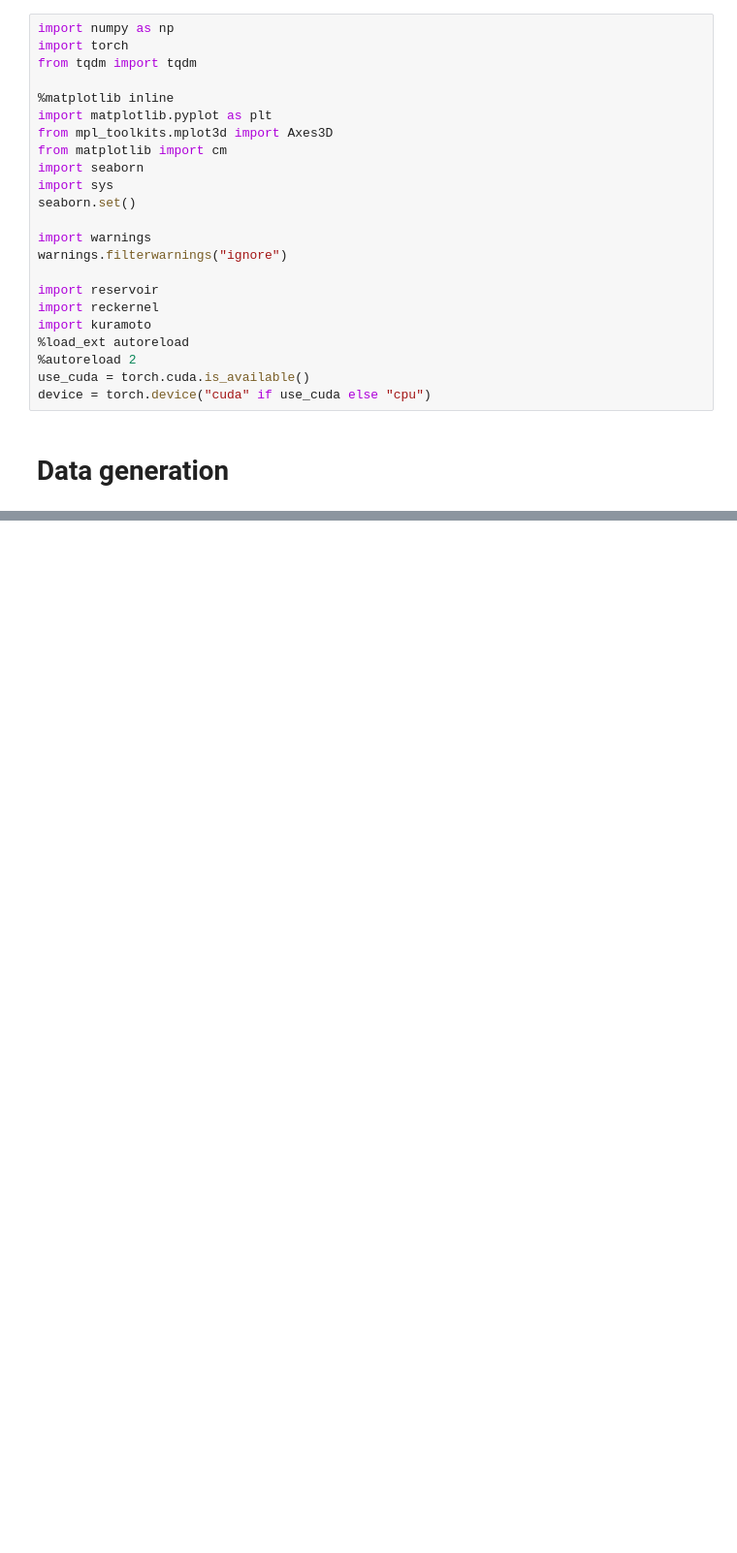
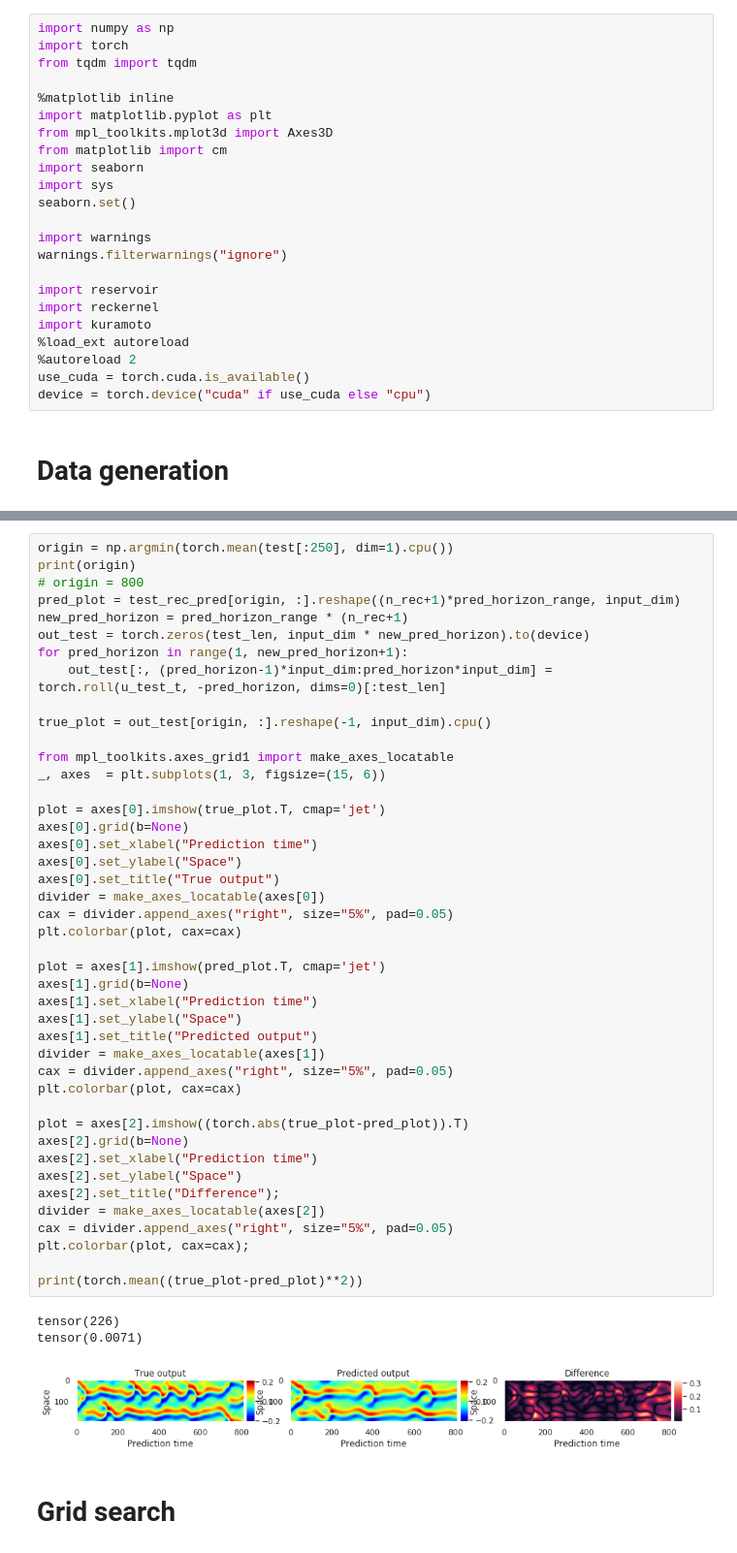
Before and after one commit to rubenohana/Reservoir-computing-kernels, a Jupyter notebook: ks_mse.ipynb, the cells around one changed output, grey strips where cells are left out. Shown at 97% size. Cells and saved outputs as stored; diff of their text form; blank space fills up the shorter version.

```diff
--- a/ks_mse.ipynb
+++ b/ks_mse.ipynb
@@ -49,0 +134,49 @@ plt.title("Kuramoto-Sivashisky time series")
+# %%
+origin = np.argmin(torch.mean(test[:250], dim=1).cpu())
+print(origin)
+# origin = 800
+pred_plot = test_rec_pred[origin, :].reshape((n_rec+1)*pred_horizon_range, input_dim)
+new_pred_horizon = pred_horizon_range * (n_rec+1)
+out_test = torch.zeros(test_len, input_dim * new_pred_horizon).to(device)
+for pred_horizon in range(1, new_pred_horizon+1):
+    out_test[:, (pred_horizon-1)*input_dim:pred_horizon*input_dim] = torch.roll(u_test_t, -pred_horizon, dims=0)[:test_len]
+
+true_plot = out_test[origin, :].reshape(-1, input_dim).cpu()
+
+from mpl_toolkits.axes_grid1 import make_axes_locatable
+_, axes  = plt.subplots(1, 3, figsize=(15, 6))
+
+plot = axes[0].imshow(true_plot.T, cmap='jet')
+axes[0].grid(b=None)
+axes[0].set_xlabel("Prediction time")
+axes[0].set_ylabel("Space")
+axes[0].set_title("True output")
+divider = make_axes_locatable(axes[0])
+cax = divider.append_axes("right", size="5%", pad=0.05)
+plt.colorbar(plot, cax=cax)
+
+plot = axes[1].imshow(pred_plot.T, cmap='jet')
+axes[1].grid(b=None)
+axes[1].set_xlabel("Prediction time")
+axes[1].set_ylabel("Space")
+axes[1].set_title("Predicted output")
+divider = make_axes_locatable(axes[1])
+cax = divider.append_axes("right", size="5%", pad=0.05)
+plt.colorbar(plot, cax=cax)
+
+plot = axes[2].imshow((torch.abs(true_plot-pred_plot)).T)
+axes[2].grid(b=None)
+axes[2].set_xlabel("Prediction time")
+axes[2].set_ylabel("Space")
+axes[2].set_title("Difference");
+divider = make_axes_locatable(axes[2])
+cax = divider.append_axes("right", size="5%", pad=0.05)
+plt.colorbar(plot, cax=cax);
+
+print(torch.mean((true_plot-pred_plot)**2))
+# %% [output]
+tensor(226)
+tensor(0.0071)
+[figure, added]
+# %% [markdown]
+# Grid search
```
Also changed, not shown: parts of 20 cells of this notebook, 2 other files.
